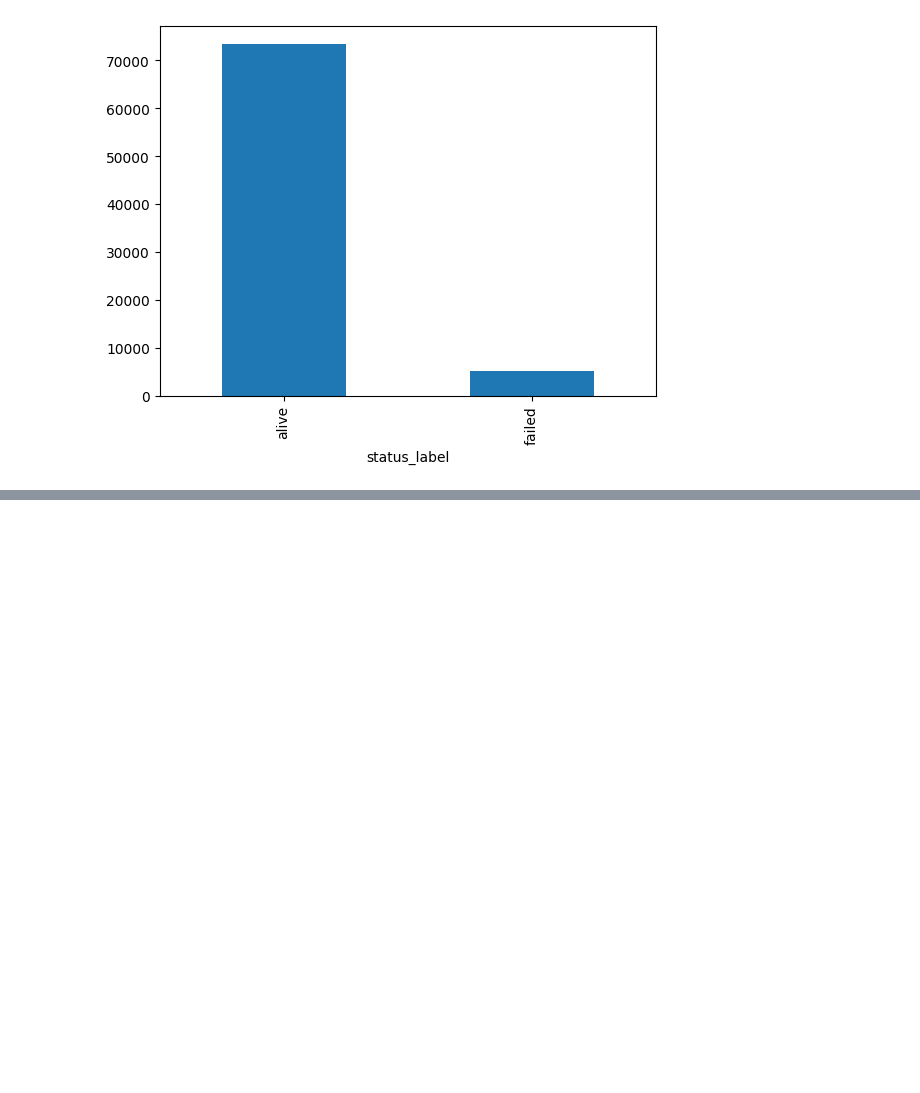
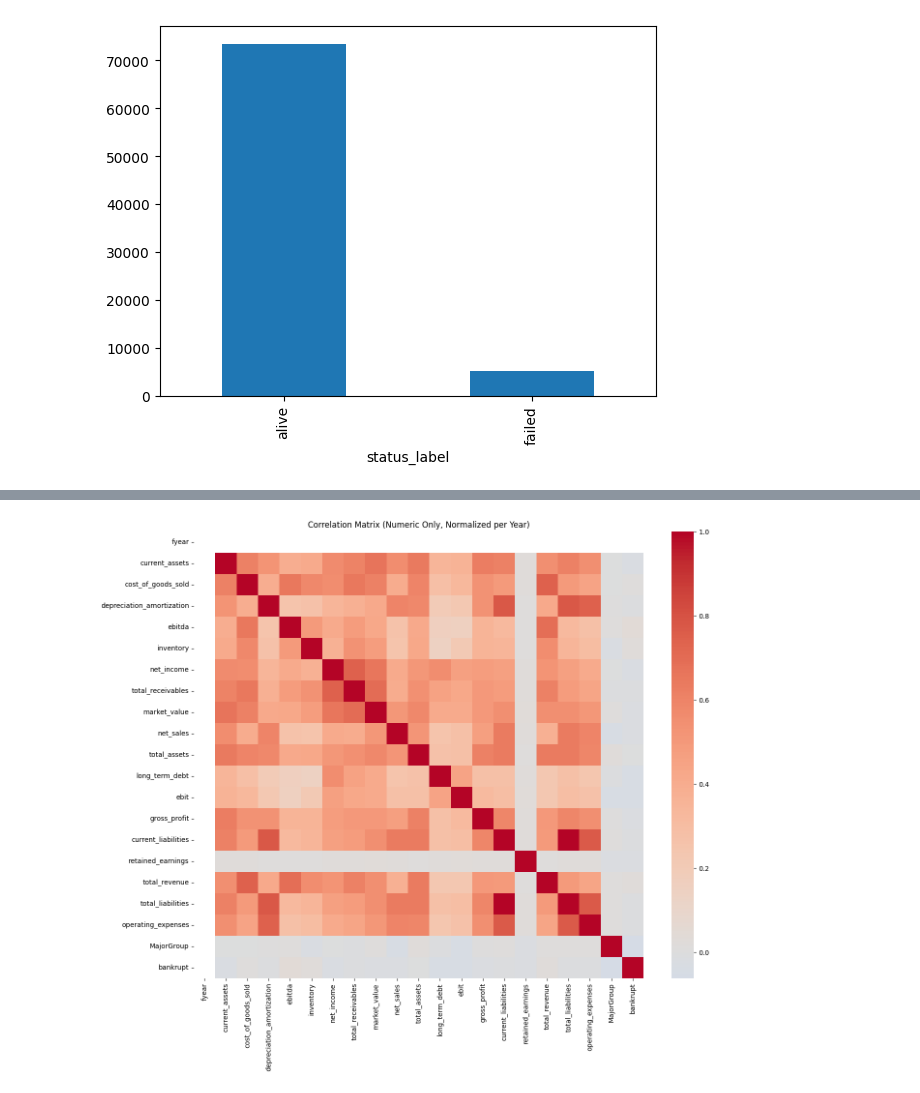
Before and after one commit to Vincent2308/Corporate-Bankruptcy, a Jupyter notebook: notebooks/week1/usa_eda.ipynb, the cells around one changed output, grey strips where cells are left out. Drawn from its saved outputs; the diff is of its cells as text; code cells hidden in the pictures; blank space fills up the shorter version.

```diff
--- a/notebooks/week1/usa_eda.ipynb
+++ b/notebooks/week1/usa_eda.ipynb
@@ -73,0 +117,10 @@ df['status_label'].value_counts().plot(kind='bar')
+# %%
+df['bankrupt'] = df['status_label'].map({'alive': 0, 'failed': 1})
+# %%
+numeric_df = df.select_dtypes(include=['number']).copy()
+# %%
+year_cols = numeric_df.columns.drop('bankrupt')
+
+numeric_df[year_cols] = numeric_df.groupby(df['fyear'])[year_cols].transform(
+    lambda x: (x - x.mean()) / x.std()
+)
@@ -73,0 +148,10 @@ df['status_label'].value_counts().plot(kind='bar')
+# %%
+import seaborn as sns
+import matplotlib.pyplot as plt
+
+plt.figure(figsize=(15,12))
+sns.heatmap(numeric_df.corr(), cmap='coolwarm', center=0)
+plt.title("Correlation Matrix (Numeric Only, Normalized per Year)")
+plt.show()
+# %% [output]
+[figure, added]
```
Also changed, not shown: parts of 7 cells of this notebook, 5 other files.
